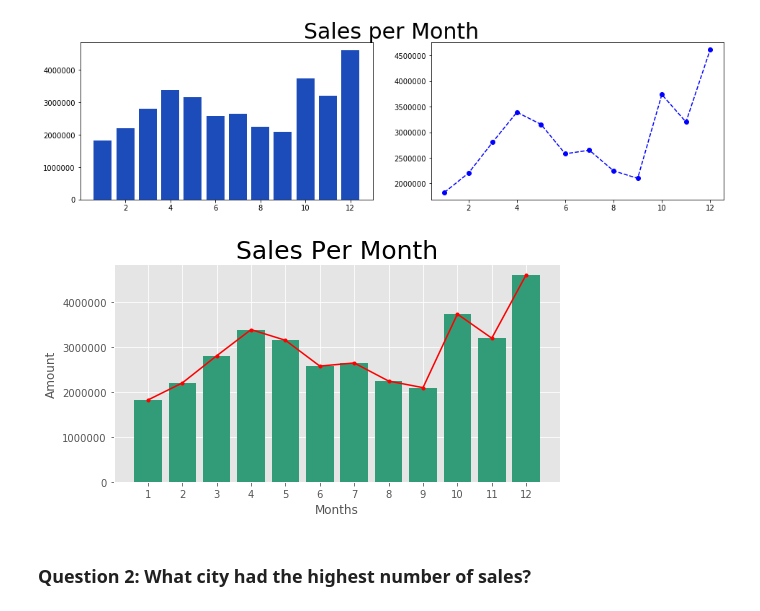
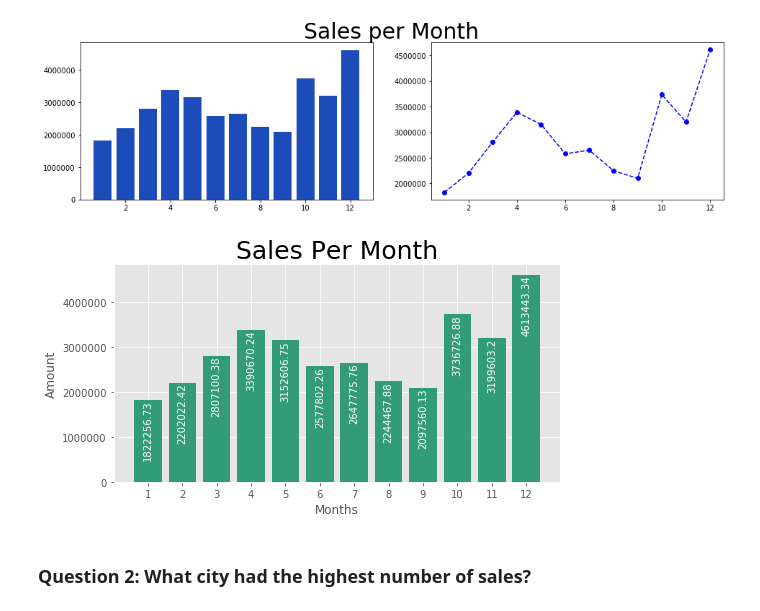
Before and after one commit to hildebrando001/Pandas-Sales-Analysis, a Jupyter notebook: Sales Analysis2.ipynb, the cells around one changed output. Drawn from its saved outputs; the diff is of its cells as text; code cells hidden in the pictures.

Commit message:
seaborn chart with values label

```diff
--- a/Sales Analysis2.ipynb
+++ b/Sales Analysis2.ipynb
@@ -204,16 +204,21 @@ plt.show()
 # %%
 plt.figure(figsize=(8, 4))
 months = range(1, 13)
+y = sales['Total Price']
 
-plt.bar(months, sales['Total Price'], color='#329c78')
-plt.plot(months, sales['Total Price'], 'r.-')
+plt.bar(months, y, color='#329c78')
+# plt.plot(months, sales['Total Price'], 'r.-')
 plt.title('Sales Per Month', fontsize=25)
 plt.xticks(months)
 plt.xlabel('Months')
 plt.ylabel('Amount')
+
+for i in months:
+    plt.text(i, y[i], round(y[i], 2), ha="center", va="top", rotation="vertical", color="white")
+
 plt.show()
 # %% [output]
-[figure, old version]
+[figure, new version]
 # %% [markdown]
 ### Question 2:  What city had the highest number of sales?
 # %%
```
Also changed, not shown: parts of 2 cells of this notebook.
